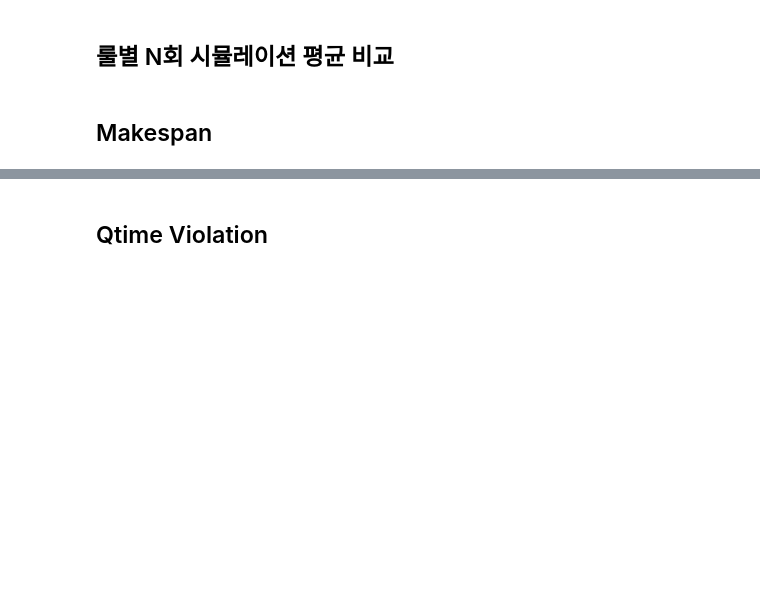
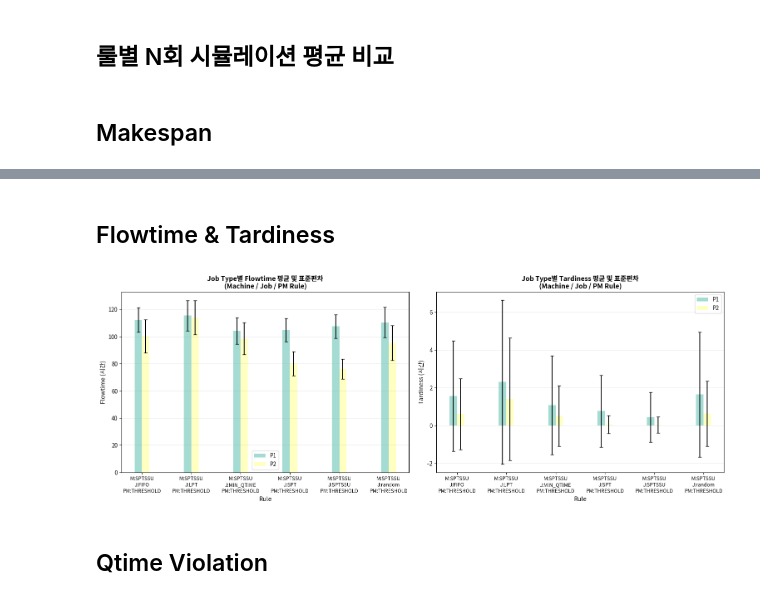
Before and after one commit to cryscham123/simulation_teamwork, a Jupyter notebook: result_compare.ipynb, the cells around one changed output, grey strips where cells are left out. Cells and saved outputs as stored; diff of their text form; code cells hidden in the pictures; blank space fills up the shorter version.

```diff
--- a/result_compare.ipynb
+++ b/result_compare.ipynb
@@ -144,3 +157,80 @@ plt.show()
+# %% [markdown]
+## Flowtime & Tardiness
+# %%
+fig, axes = plt.subplots(1, 2, figsize=(16, 6))
+
+# Flowtime by Job Type
+flowtime_data = []
+for idx, row in metrics_df.iterrows():
+    for job_type, flowtime_val in row['flowtime'].items():
+        flowtime_data.append({
+            'machine_rule': row['machine_rule'],
+            'job_rule': row['job_rule'],
+            'pm_rule': row['pm_rule'],
+            'job_type': job_type,
+            'flowtime': flowtime_val
+        })
+
+flowtime_df = pd.DataFrame(flowtime_data)
+flowtime_mean = flowtime_df.pivot_table(values='flowtime', index=['machine_rule', 'job_rule', 'pm_rule'], columns='job_type', aggfunc='mean')
+flowtime_std = flowtime_df.pivot_table(values='flowtime', index=['machine_rule', 'job_rule', 'pm_rule'], columns='job_type', aggfunc='std')
+
+x_pos = range(len(flowtime_mean))
+job_types = flowtime_mean.columns
+colors = plt.cm.Set3(range(len(job_types)))
+
+for i, job_type in enumerate(job_types):
+    axes[0].bar([x + i * 0.15 for x in x_pos], flowtime_mean[job_type], yerr=flowtime_std[job_type],
+                width=0.15, label=job_type, color=colors[i], alpha=0.8,
+                error_kw={'linewidth': 1.5, 'ecolor': 'black', 'capsize': 3})
+
+axes[0].set_xlabel('Rule', fontsize=11)
+axes[0].set_ylabel('Flowtime (시간)', fontsize=11)
+axes[0].set_title('Job Type별 Flowtime 평균 및 표준편차\n(Machine / Job / PM Rule)', fontsize=12, fontweight='bold')
+axes[0].set_xticks([x + 0.15 * (len(job_types) - 1) / 2 for x in x_pos])
+rule_labels = [f"M:{idx[0]}\nJ:{idx[1]}\nPM:{idx[2]}" for idx in flowtime_mean.index]
+axes[0].set_xticklabels(rule_labels, fontsize=9)
+axes[0].legend(fontsize=10)
+axes[0].grid(True, alpha=0.3, axis='y')
+
+# Tardiness by Job Type
+tardiness_data = []
+for idx, row in metrics_df.iterrows():
+    for job_type, tardiness_val in row['tardiness'].items():
+        tardiness_data.append({
+            'machine_rule': row['machine_rule'],
+            'job_rule': row['job_rule'],
+            'pm_rule': row['pm_rule'],
+            'job_type': job_type,
+            'tardiness': tardiness_val
+        })
+
+tardiness_df = pd.DataFrame(tardiness_data)
+tardiness_mean = tardiness_df.pivot_table(values='tardiness', index=['machine_rule', 'job_rule', 'pm_rule'], columns='job_type', aggfunc='mean')
+tardiness_std = tardiness_df.pivot_table(values='tardiness', index=['machine_rule', 'job_rule', 'pm_rule'], columns='job_type', aggfunc='std')
+
+x_pos = range(len(tardiness_mean))
+job_types = tardiness_mean.columns
+colors = plt.cm.Set3(range(len(job_types)))
+
+for i, job_type in enumerate(job_types):
+    axes[1].bar([x + i * 0.15 for x in x_pos], tardiness_mean[job_type], yerr=tardiness_std[job_type],
+                width=0.15, label=job_type, color=colors[i], alpha=0.8,
+                error_kw={'linewidth': 1.5, 'ecolor': 'black', 'capsize': 3})
+
+axes[1].set_xlabel('Rule', fontsize=11)
+axes[1].set_ylabel('Tardiness (시간)', fontsize=11)
+axes[1].set_title('Job Type별 Tardiness 평균 및 표준편차\n(Machine / Job / PM Rule)', fontsize=12, fontweight='bold')
+axes[1].set_xticks([x + 0.15 * (len(job_types) - 1) / 2 for x in x_pos])
+rule_labels = [f"M:{idx[0]}\nJ:{idx[1]}\nPM:{idx[2]}" for idx in tardiness_mean.index]
+axes[1].set_xticklabels(rule_labels, fontsize=9)
+axes[1].legend(fontsize=10)
+axes[1].grid(True, alpha=0.3, axis='y')
+
+plt.tight_layout()
+plt.show()
+# %% [output]
+[figure, added]
 # %% [markdown]
 ## Qtime Violation
 # %%
```
Also changed, not shown: parts of 6 cells of this notebook, 4 other files.
